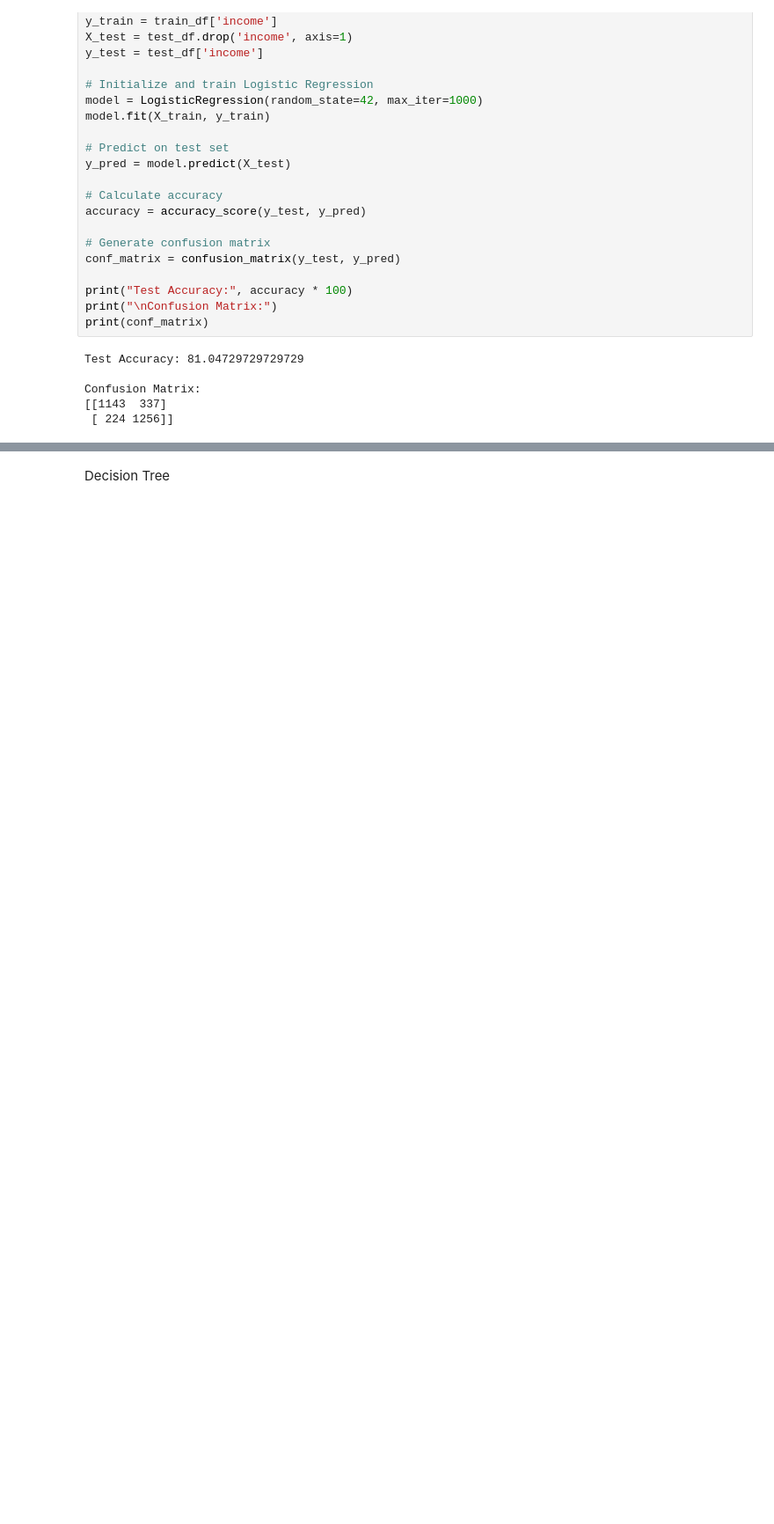
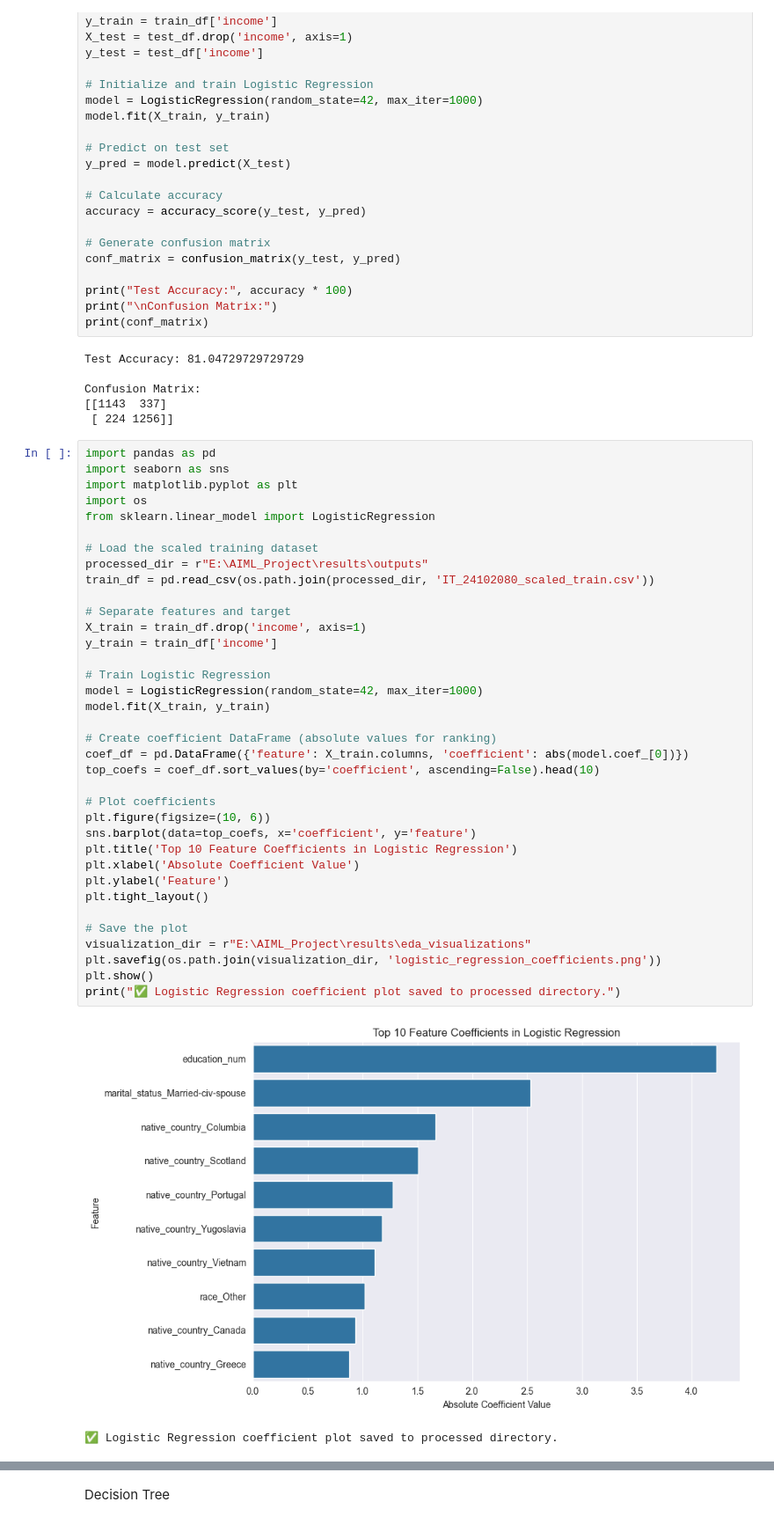
Before and after one commit to NandunSamarasekara/Machine-Learning-model-to-predit-Income, a Jupyter notebook: group_pipeline.ipynb, the cells around one changed output, grey strips where cells are left out. Shown at 88% size. Drawn from its saved outputs; the diff is of its cells as text; blank space fills up the shorter version.

```diff
--- a/group_pipeline.ipynb
+++ b/group_pipeline.ipynb
@@ -1035,3 +1166,42 @@ Test Accuracy: 81.04729729729729
 Confusion Matrix:
 [[1143  337]
  [ 224 1256]]
+# %%
+import pandas as pd
+import seaborn as sns
+import matplotlib.pyplot as plt
+import os
+from sklearn.linear_model import LogisticRegression
+
+# Load the scaled training dataset
+processed_dir = r"E:\AIML_Project\results\outputs"
+train_df = pd.read_csv(os.path.join(processed_dir, 'IT_24102080_scaled_train.csv'))
+
+# Separate features and target
+X_train = train_df.drop('income', axis=1)
+y_train = train_df['income']
+
+# Train Logistic Regression
+model = LogisticRegression(random_state=42, max_iter=1000)
+model.fit(X_train, y_train)
+
+# Create coefficient DataFrame (absolute values for ranking)
+coef_df = pd.DataFrame({'feature': X_train.columns, 'coefficient': abs(model.coef_[0])})
+top_coefs = coef_df.sort_values(by='coefficient', ascending=False).head(10)
+
+# Plot coefficients
+plt.figure(figsize=(10, 6))
+sns.barplot(data=top_coefs, x='coefficient', y='feature')
+plt.title('Top 10 Feature Coefficients in Logistic Regression')
+plt.xlabel('Absolute Coefficient Value')
+plt.ylabel('Feature')
+plt.tight_layout()
+
+# Save the plot
+visualization_dir = r"E:\AIML_Project\results\eda_visualizations"
+plt.savefig(os.path.join(visualization_dir, 'logistic_regression_coefficients.png'))
+plt.show()
+print("✅ Logistic Regression coefficient plot saved to processed directory.")
+# %% [output]
+[figure, added]
+✅ Logistic Regression coefficient plot saved to processed directory.
```
Also changed, not shown: parts of 4 cells of this notebook, 5 other files.
